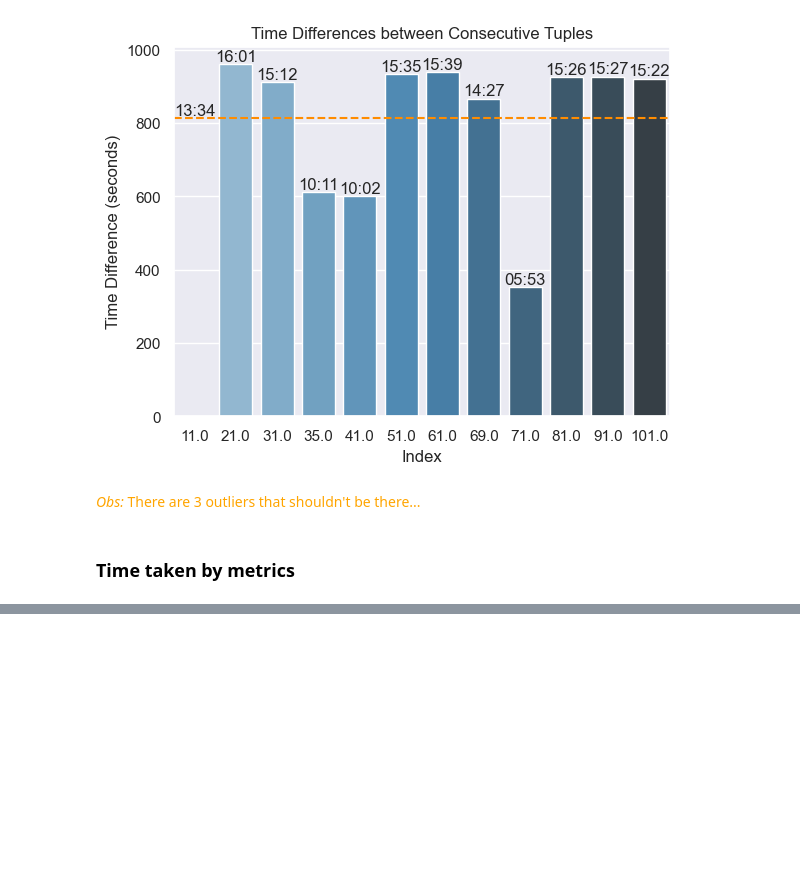
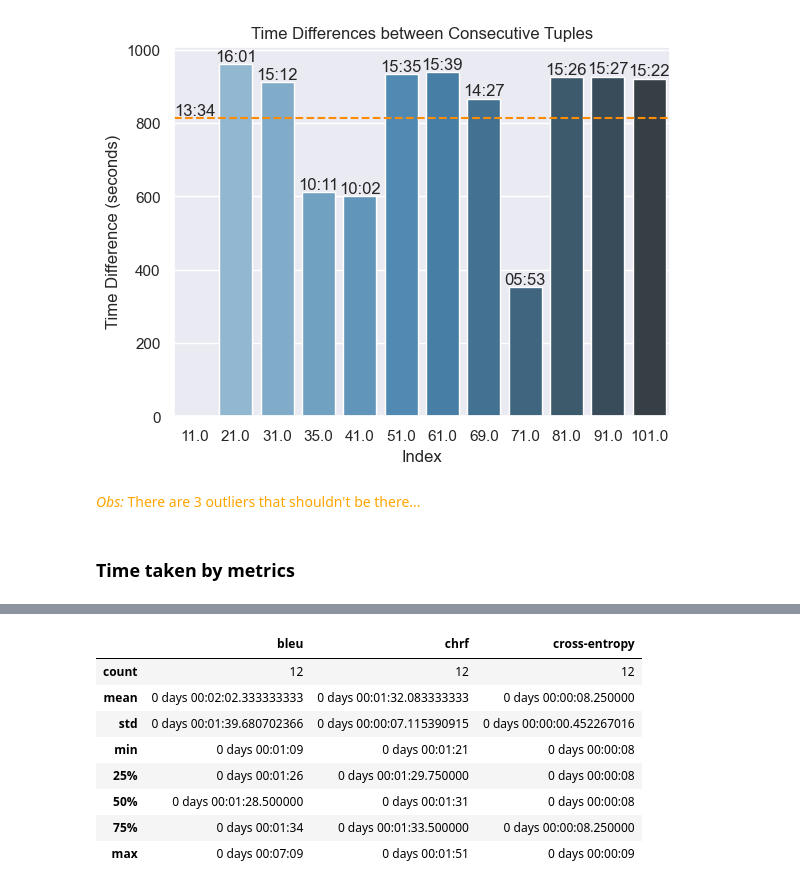
Before and after one commit to baladon-lucas-pardinas/NMT-Translation-gn-es, a Jupyter notebook: notebooks/tests.ipynb, the cells around one changed output, grey strips where cells are left out. Cells and saved outputs as stored; diff of their text form; code cells hidden in the pictures; blank space fills up the shorter version.

```diff
--- a/notebooks/tests.ipynb
+++ b/notebooks/tests.ipynb
@@ -307,0 +333,16 @@ def create_log_metric_dataframe(parsed_lines, debug=False):
+# %%
+def create_metric_time_dataframe(dataframe, metrics, debug=False):
+    # type: (pd.DataFrame, list[str], bool) -> pd.DataFrame
+    metric_time_dataframe = {}
+    for idx, row in dataframe.iterrows():
+        for metric in metrics:
+            if metric in row['rest']:
+                metric_time_dataframe.setdefault(metric, [])
+                metric_time_dataframe[metric].append(row['time_diff'])
+
+    if debug:
+        print('metric time dataframe: {}'.format(metric_time_dataframe))
+
+    return pd.DataFrame(metric_time_dataframe)
+# %%
+time_metric_df = create_metric_time_dataframe(log_metric_dataframe, metrics)
@@ -307,0 +358,12 @@ def create_log_metric_dataframe(parsed_lines, debug=False):
+# %%
+time_metric_df.describe()
+# %% [output]
+|  | bleu | chrf | cross-entropy |
+| count | 12 | 12 | 12 |
+| mean | 0 days 00:02:02.333333333 | 0 days 00:01:32.083333333 | 0 days 00:00:08.250000 |
+| std | 0 days 00:01:39.680702366 | 0 days 00:00:07.115390915 | 0 days 00:00:00.452267016 |
+| min | 0 days 00:01:09 | 0 days 00:01:21 | 0 days 00:00:08 |
+| 25% | 0 days 00:01:26 | 0 days 00:01:29.750000 | 0 days 00:00:08 |
+| 50% | 0 days 00:01:28.500000 | 0 days 00:01:31 | 0 days 00:00:08 |
+| 75% | 0 days 00:01:34 | 0 days 00:01:33.500000 | 0 days 00:00:08.250000 |
+| max | 0 days 00:07:09 | 0 days 00:01:51 | 0 days 00:00:09 |
```
Also changed, not shown: parts of 13 cells of this notebook.
